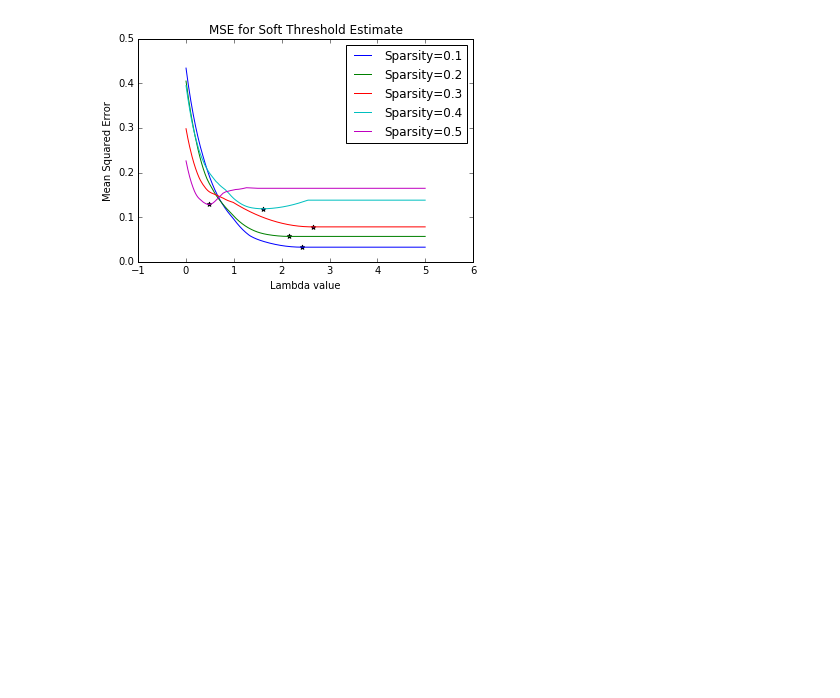
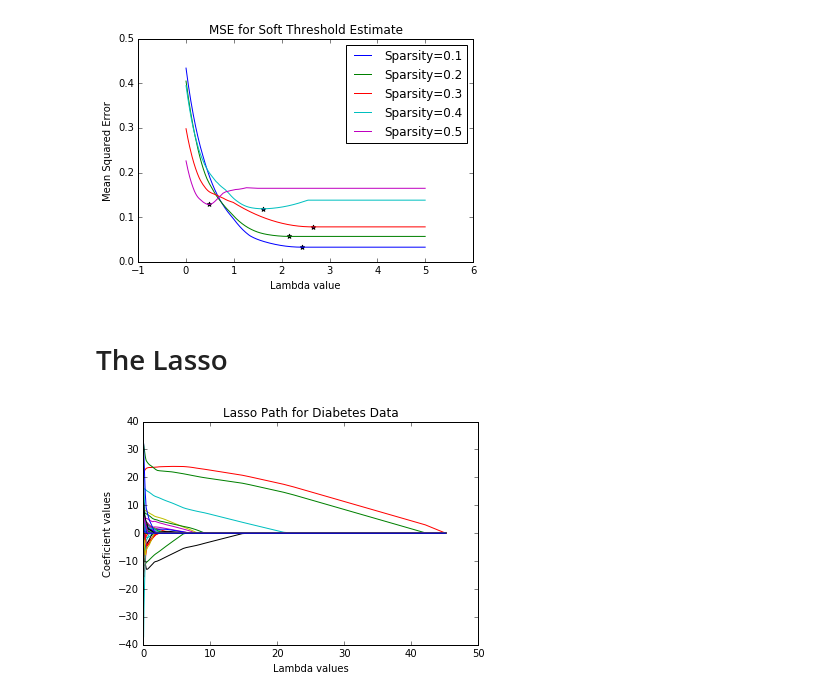
Before and after one commit to aamcbee/SDS385, a Jupyter notebook: Solutions/Exercise 5/Exercise 5.ipynb, the cells around one changed output. Drawn from its saved outputs; the diff is of its cells as text; code cells hidden in the pictures; blank space fills up the shorter version.

Commit message:
Began adding Lasso for Exercise 5

```diff
--- a/Solutions/Exercise 5/Exercise 5.ipynb
+++ b/Solutions/Exercise 5/Exercise 5.ipynb
@@ -118,3 +123,5 @@ plt.title('MSE for Soft Threshold Estimate')
 plt.show()
 # %% [output]
 [figure]
+# %% [markdown]
+# The Lasso
@@ -120,0 +130,18 @@ plt.show()
+# %%
+# Download the data on diabetes progression in 442 adults
+X = np.loadtxt('diabetesX.csv', skiprows=1, delimiter=',')
+Y = np.loadtxt('diabetesY.csv')
+X /= X.std(axis=0) # Standardixe the data
+# %%
+# Calculate the lasso path
+alphas, coef_path, dual_gaps = lasso_path(X,Y)
+# %%
+# Plot the lasso path
+for i in coef_path:
+    plt.plot(alphas, i)
+plt.xlabel('Lambda values')
+plt.ylabel('Coeficient values')
+plt.title('Lasso Path for Diabetes Data')
+plt.show()
+# %% [output]
+[figure, added]
```
Also changed, not shown: parts of 7 cells of this notebook.
